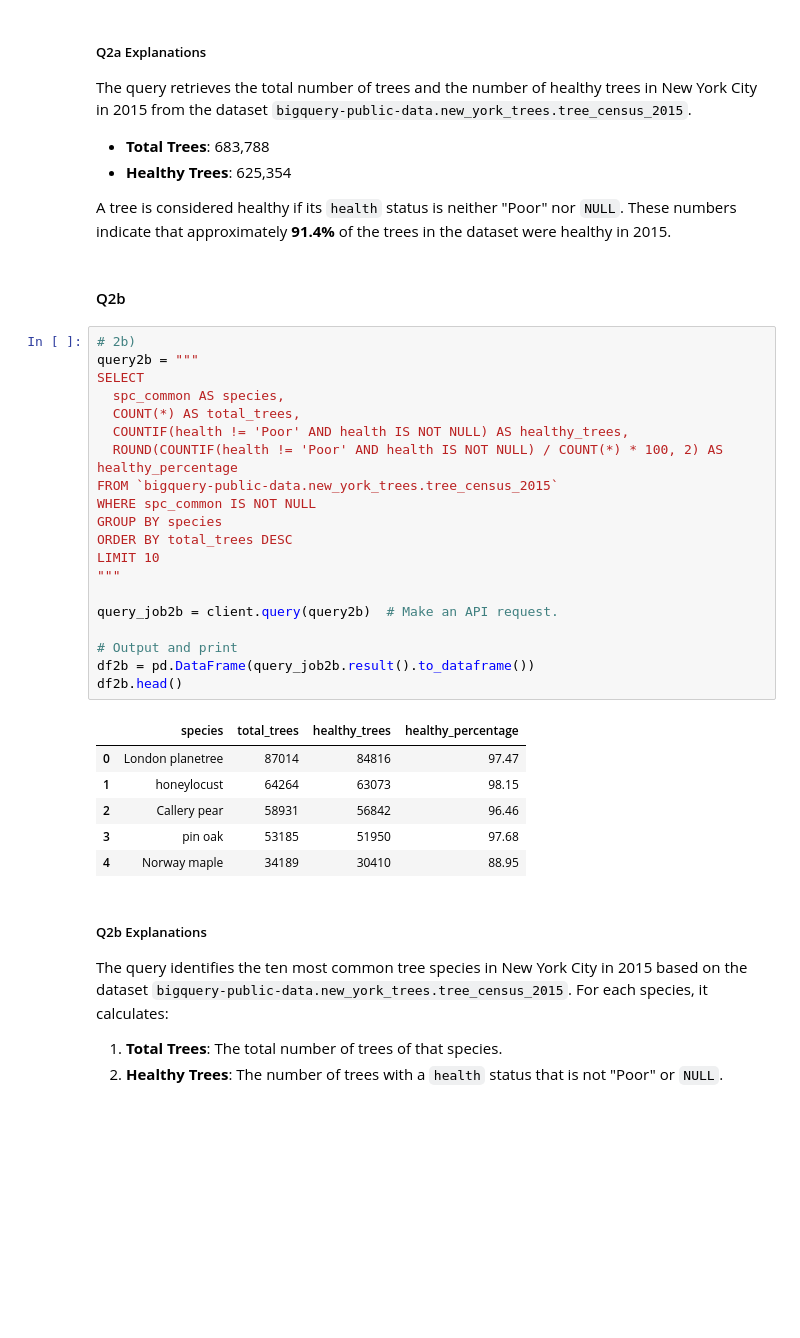
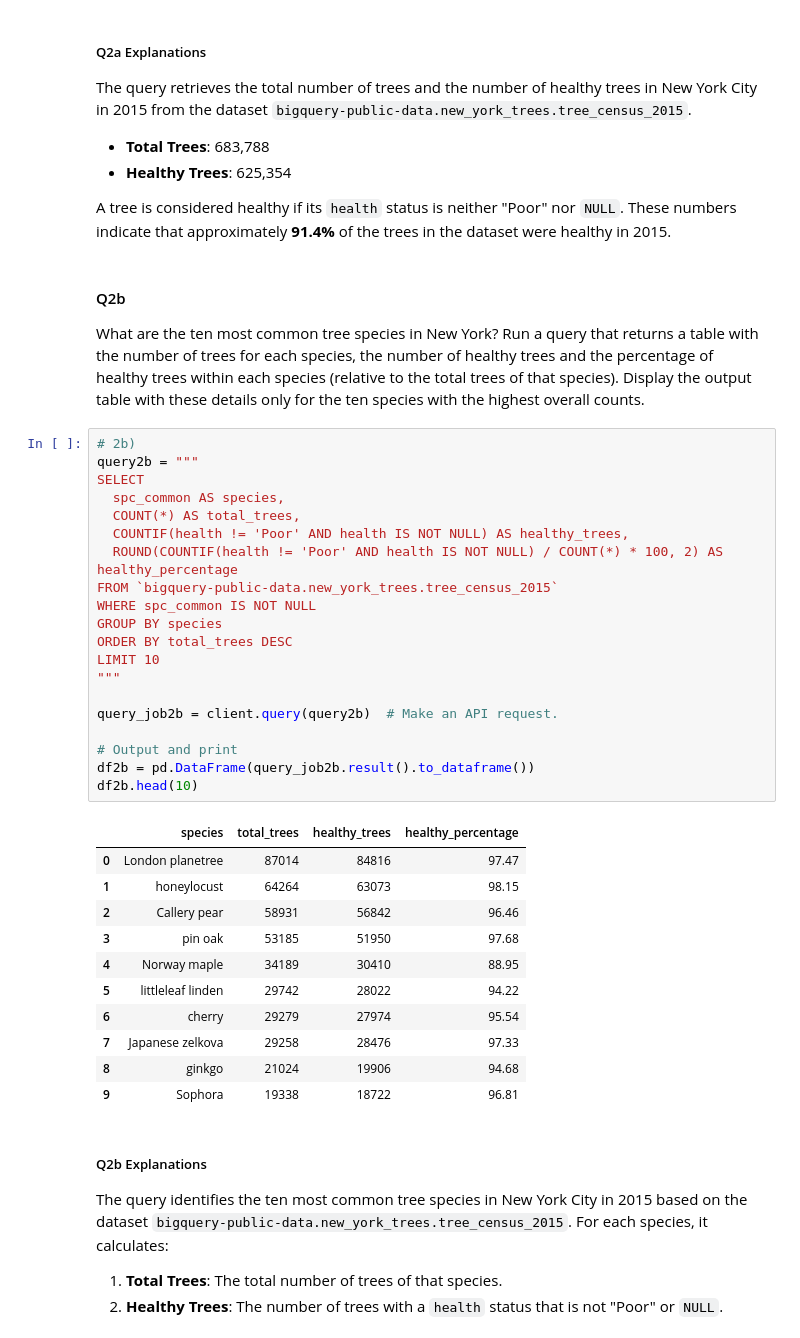
Before and after one commit to NathanP23/Big-Data-Mining-52002, a Jupyter notebook: MidTerm/MidTerm_52002_2024_25.ipynb, the cells around one changed output. Saved outputs shown, nothing was run; the diff lists cells and outputs as text; blank space fills up the shorter version.

```diff
--- a/MidTerm/MidTerm_52002_2024_25.ipynb
+++ b/MidTerm/MidTerm_52002_2024_25.ipynb
@@ -227,33 +218,40 @@ The query retrieves the total number of trees and the number of healthy trees in
 A tree is considered healthy if its `health` status is neither "Poor" nor `NULL`. These numbers indicate that approximately **91.4%** of the trees in the dataset were healthy in 2015.
 # %% [markdown]
 #### Q2b
+What are the ten most common tree species in New York?  Run a query that returns a table with the number of trees for each species, the number of healthy trees and the percentage of healthy trees within each species (relative to the total trees of that species).
+Display the output table with these details only for the ten species with the highest overall counts.
 # %%
 # 2b)
 query2b = """
 SELECT
   spc_common AS species,
   COUNT(*) AS total_trees,
   COUNTIF(health != 'Poor' AND health IS NOT NULL) AS healthy_trees,
   ROUND(COUNTIF(health != 'Poor' AND health IS NOT NULL) / COUNT(*) * 100, 2) AS healthy_percentage
 FROM `bigquery-public-data.new_york_trees.tree_census_2015`
 WHERE spc_common IS NOT NULL
 GROUP BY species
 ORDER BY total_trees DESC
 LIMIT 10
 """
 
 query_job2b = client.query(query2b)  # Make an API request.
 
 # Output and print
 df2b = pd.DataFrame(query_job2b.result().to_dataframe())
-df2b.head()
+df2b.head(10)
 # %% [output]
 |  | species | total_trees | healthy_trees | healthy_percentage |
 | 0 | London planetree | 87014 | 84816 | 97.47 |
 | 1 | honeylocust | 64264 | 63073 | 98.15 |
 | 2 | Callery pear | 58931 | 56842 | 96.46 |
 | 3 | pin oak | 53185 | 51950 | 97.68 |
 | 4 | Norway maple | 34189 | 30410 | 88.95 |
+| 5 | littleleaf linden | 29742 | 28022 | 94.22 |
+| 6 | cherry | 29279 | 27974 | 95.54 |
+| 7 | Japanese zelkova | 29258 | 28476 | 97.33 |
+| 8 | ginkgo | 21024 | 19906 | 94.68 |
+| 9 | Sophora | 19338 | 18722 | 96.81 |
 # %% [markdown]
 ##### Q2b Explanations
 The query identifies the ten most common tree species in New York City in 2015 based on the dataset `bigquery-public-data.new_york_trees.tree_census_2015`. For each species, it calculates:
```
Also changed, not shown: parts of 44 cells of this notebook.
